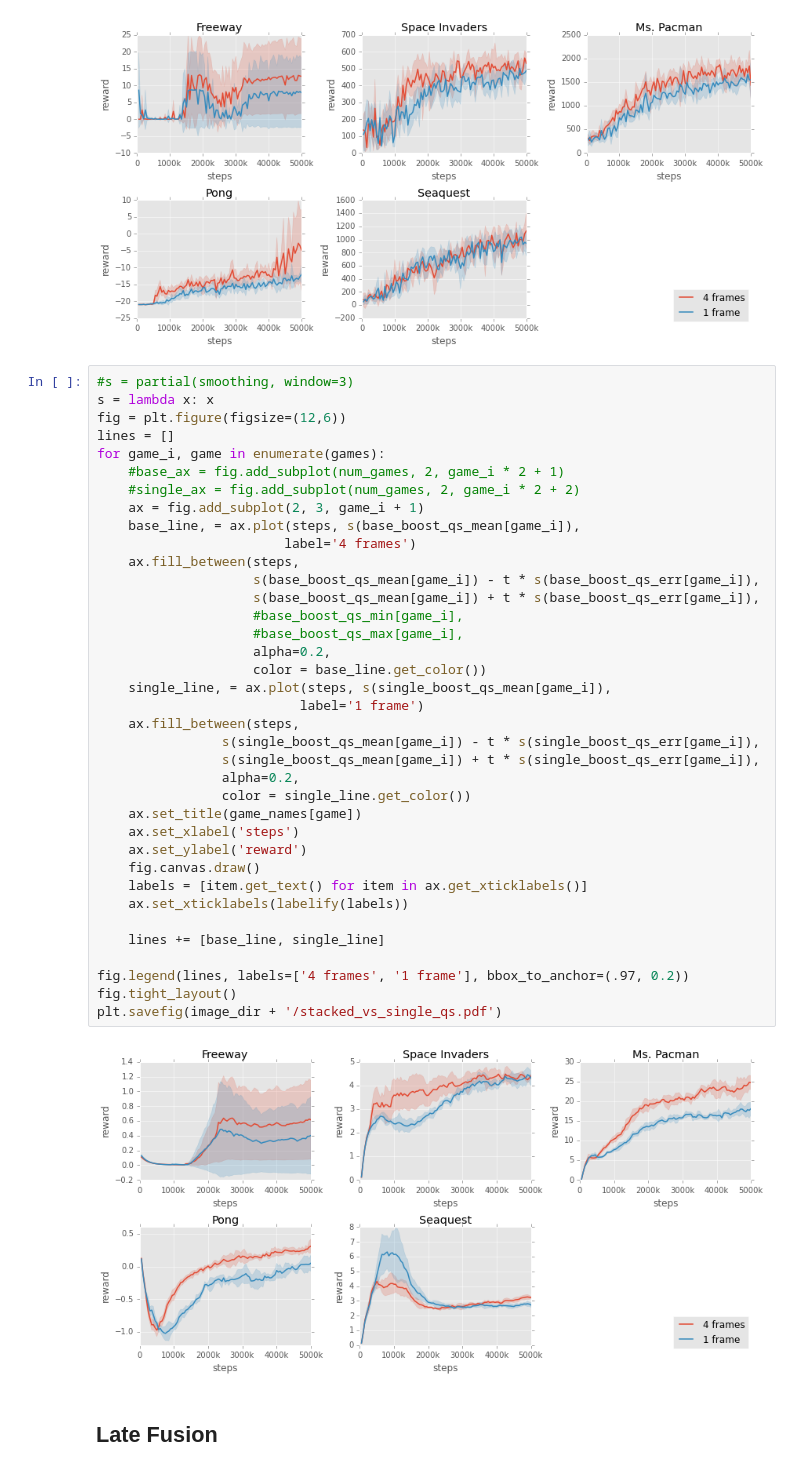
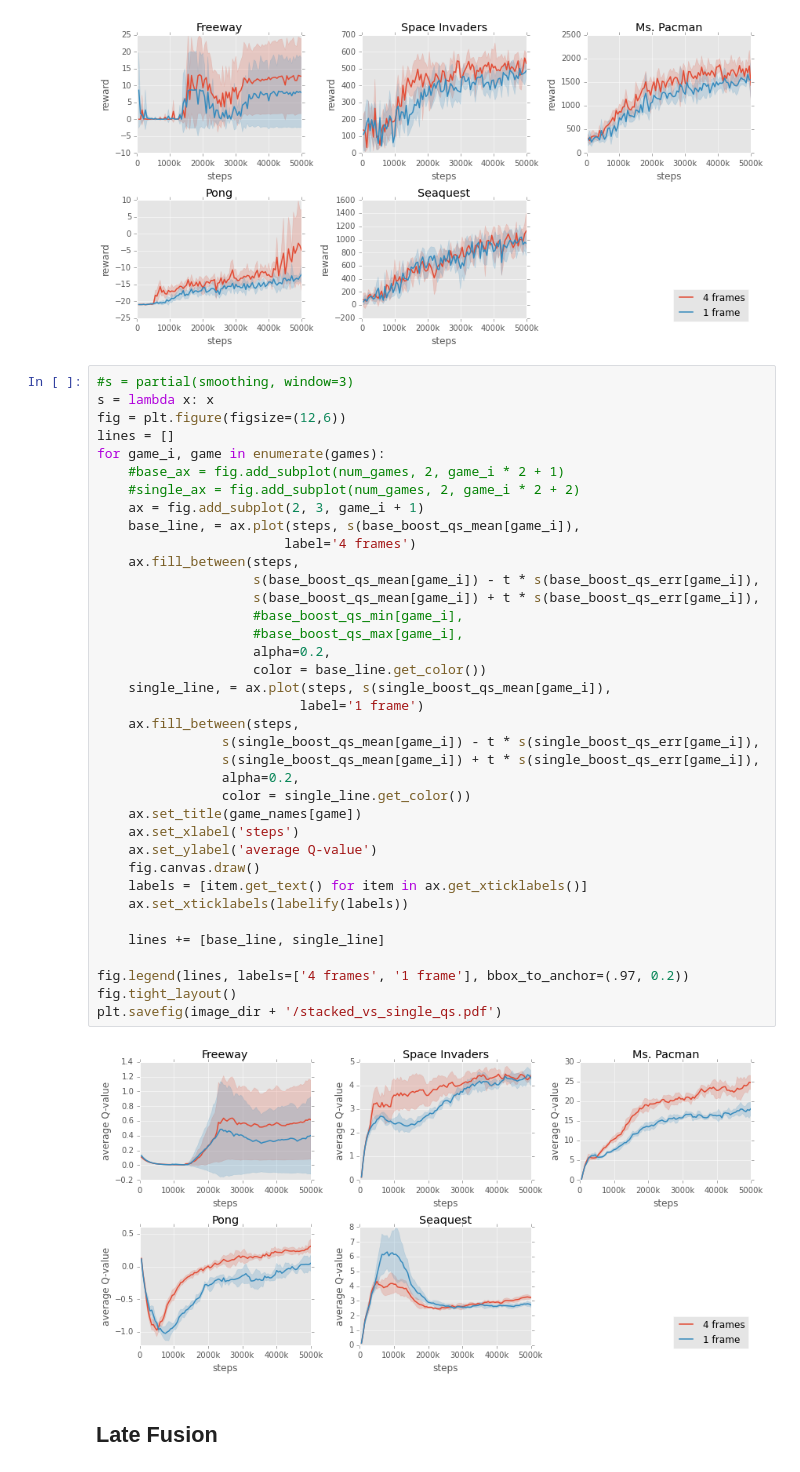
Before and after one commit to rubenvereecken/thesis, a Jupyter notebook: notebooks/Analysis.ipynb, the cells around one changed output. Drawn from its saved outputs; the diff is of its cells as text.

Commit message:
Rechecked axes of graphs

```diff
--- a/notebooks/Analysis.ipynb
+++ b/notebooks/Analysis.ipynb
@@ -209,35 +209,35 @@ for game_i, game in enumerate(games):
     #single_ax = fig.add_subplot(num_games, 2, game_i * 2 + 2)
     ax = fig.add_subplot(2, 3, game_i + 1)
     base_line, = ax.plot(steps, s(base_boost_qs_mean[game_i]),
                         label='4 frames')
     ax.fill_between(steps,
                     s(base_boost_qs_mean[game_i]) - t * s(base_boost_qs_err[game_i]),
                     s(base_boost_qs_mean[game_i]) + t * s(base_boost_qs_err[game_i]),
                     #base_boost_qs_min[game_i],
                     #base_boost_qs_max[game_i],
                     alpha=0.2,
                     color = base_line.get_color())
     single_line, = ax.plot(steps, s(single_boost_qs_mean[game_i]),
                           label='1 frame')
     ax.fill_between(steps,
                 s(single_boost_qs_mean[game_i]) - t * s(single_boost_qs_err[game_i]),
                 s(single_boost_qs_mean[game_i]) + t * s(single_boost_qs_err[game_i]),
                 alpha=0.2,
                 color = single_line.get_color())
     ax.set_title(game_names[game])
     ax.set_xlabel('steps')
-    ax.set_ylabel('reward')
+    ax.set_ylabel('average Q-value')
     fig.canvas.draw()
     labels = [item.get_text() for item in ax.get_xticklabels()]
     ax.set_xticklabels(labelify(labels))
 
     lines += [base_line, single_line]
 
 fig.legend(lines, labels=['4 frames', '1 frame'], bbox_to_anchor=(.97, 0.2))
 fig.tight_layout()
 plt.savefig(image_dir + '/stacked_vs_single_qs.pdf')
 # %% [output]
-[figure, old version]
+[figure, new version]
 # %% [markdown]
 ## Late Fusion
 # %% [markdown]
```
Also changed, not shown: parts of 4 cells of this notebook, 13 other files.
